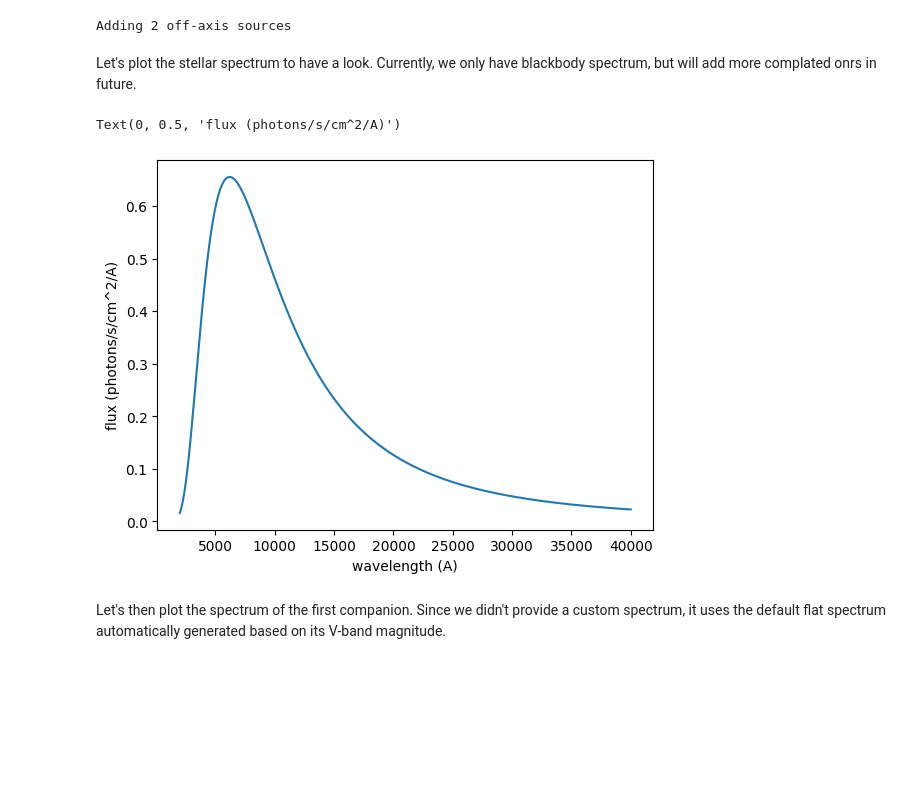
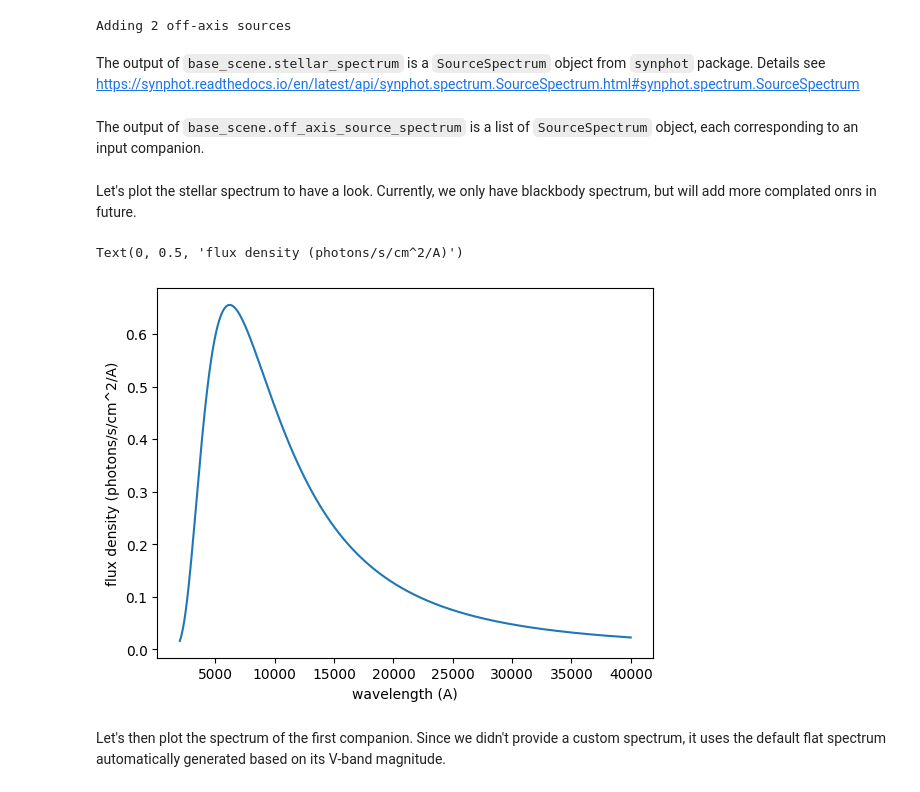
Before and after one commit to roman-corgi/corgisim, a Jupyter notebook: examples/tutorial1_corgisim.ipynb, the cells around one changed output. Drawn from its saved outputs; the diff is of its cells as text; code cells hidden in the pictures; blank space fills up the shorter version.

````diff
--- a/examples/tutorial1_corgisim.ipynb
+++ b/examples/tutorial1_corgisim.ipynb
@@ -124,18 +130,22 @@ sp_star = base_scene.stellar_spectrum
 sp_comp = base_scene.off_axis_source_spectrum
 # %% [output]
 Adding 2 off-axis sources
+# %% [markdown]
+The output of ```base_scene.stellar_spectrum``` is a ```SourceSpectrum``` object from ```synphot``` package. Details see https://synphot.readthedocs.io/en/latest/api/synphot.spectrum.SourceSpectrum.html#synphot.spectrum.SourceSpectrum
+# %% [markdown]
+The output of ```base_scene.off_axis_source_spectrum```  is a list of ```SourceSpectrum``` object,  each corresponding to an input companion.
 # %% [markdown]
 Let's plot the stellar spectrum to have a look. Currently, we only have blackbody spectrum, but will add more complated onrs in future.
 # %%
 ax=plt.subplot(111)
 #sp.plot(ax=ax)
 lambd = np.linspace(2000, 40000, 1000)
 ax.plot(lambd , sp_star(lambd  ).value,label='corgisim')
 ax.set_xlabel('wavelength (A)')
-ax.set_ylabel('flux (photons/s/cm^2/A)')
+ax.set_ylabel('flux density (photons/s/cm^2/A)')
 # %% [output]
-Text(0, 0.5, 'flux (photons/s/cm^2/A)')
+Text(0, 0.5, 'flux density (photons/s/cm^2/A)')
-[figure, old version]
+[figure, new version]
 # %% [markdown]
 Let's then plot the spectrum of the first companion. Since we didn't provide a custom spectrum, it uses the default flat spectrum automatically generated based on its V-band magnitude.
 # %%
````
Also changed, not shown: parts of 18 cells of this notebook.
